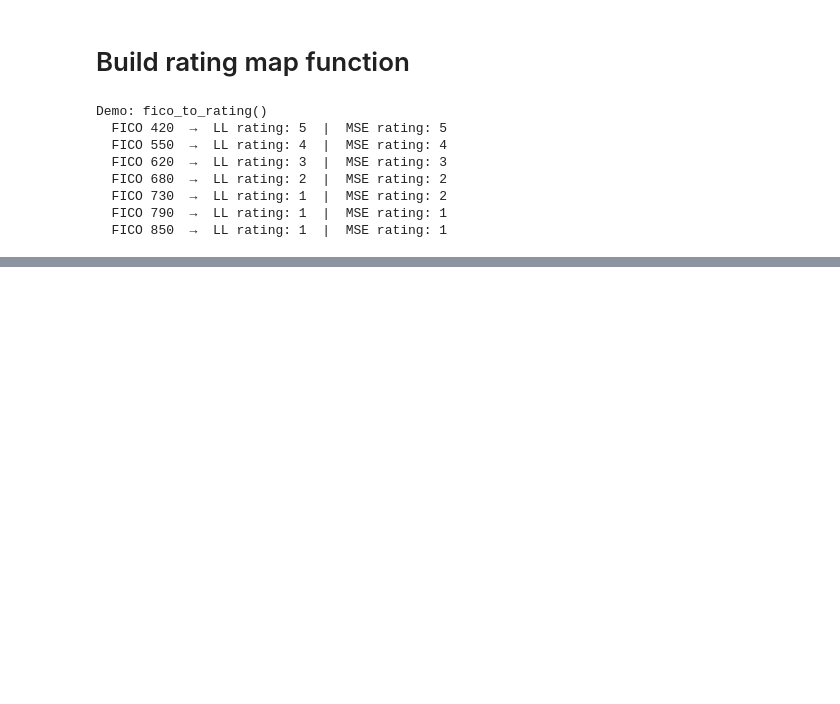
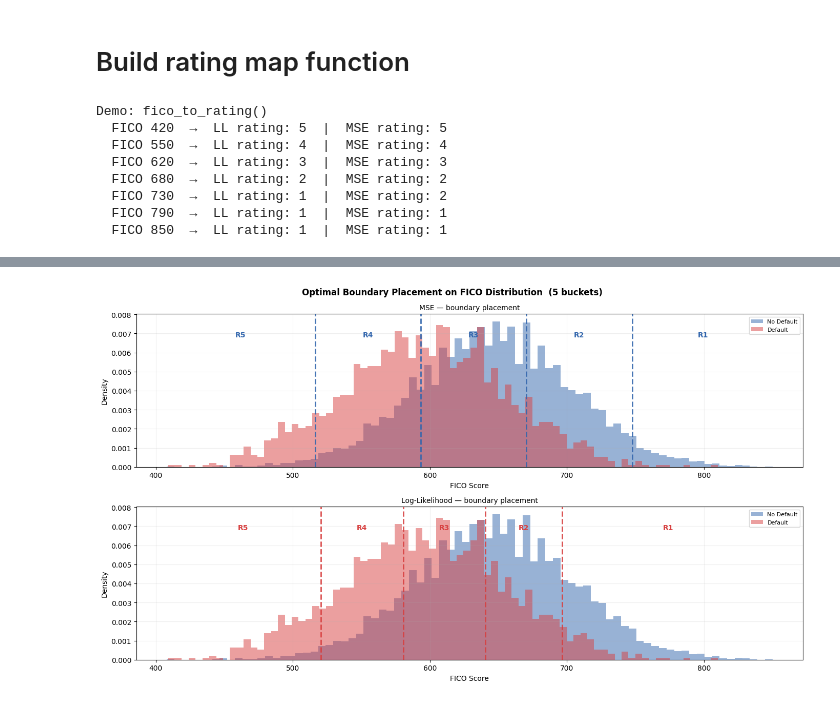
Before and after one commit to nayeem29dse/Loan-pd-model, a Jupyter notebook: FICO Score Quantization.ipynb, the cells around one changed output, grey strips where cells are left out. Saved outputs shown, nothing was run; the diff lists cells and outputs as text; code cells hidden in the pictures; blank space fills up the shorter version.

```diff
--- a/FICO Score Quantization.ipynb
+++ b/FICO Score Quantization.ipynb
@@ -361,0 +426,37 @@ Demo: fico_to_rating()
+# %%
+# Boundary visualisation
+fig, axes = plt.subplots(2, 1, figsize=(14, 8))
+fig.suptitle("Optimal Boundary Placement on FICO Distribution  (5 buckets)",
+             fontsize=12, fontweight="bold")
+fico_range = np.linspace(fico.min(), fico.max(), 400)
+DEMO_NB = 5
+
+for ax_i, (method, bounds_dict, color, label) in enumerate([
+    ("mse",            mse_results, pal_mse, "MSE"),
+    ("log_likelihood", ll_results,  pal_ll,  "Log-Likelihood"),
+]):
+    ax = axes[ax_i]
+    bounds = bounds_dict[DEMO_NB]["boundaries"]
+
+    ax.hist(fico[default == 0], bins=80, alpha=0.5, color="#3266ad",
+            density=True, label="No Default")
+    ax.hist(fico[default == 1], bins=80, alpha=0.5, color="#d84040",
+            density=True, label="Default")
+
+    for b in bounds[1:-1]:
+        ax.axvline(b, color=color, linewidth=2.0, linestyle="--", alpha=0.9)
+
+    # Annotate bucket centres
+    for i in range(len(bounds) - 1):
+        mid = (bounds[i] + bounds[i+1]) / 2
+        ax.text(mid, ax.get_ylim()[1] * 0.85 if ax.get_ylim()[1] > 0 else 0.03,
+                f"R{DEMO_NB - i}", ha="center", fontsize=10,
+                color=color, fontweight="bold")
+
+    ax.set_title(f"{label} — boundary placement", fontsize=10)
+    ax.set_xlabel("FICO Score"); ax.set_ylabel("Density")
+    ax.legend(fontsize=8); ax.grid(True, alpha=0.2)
+
+plt.tight_layout()
+# %% [output]
+[figure, added]
```
Also changed, not shown: parts of 2 cells of this notebook.
